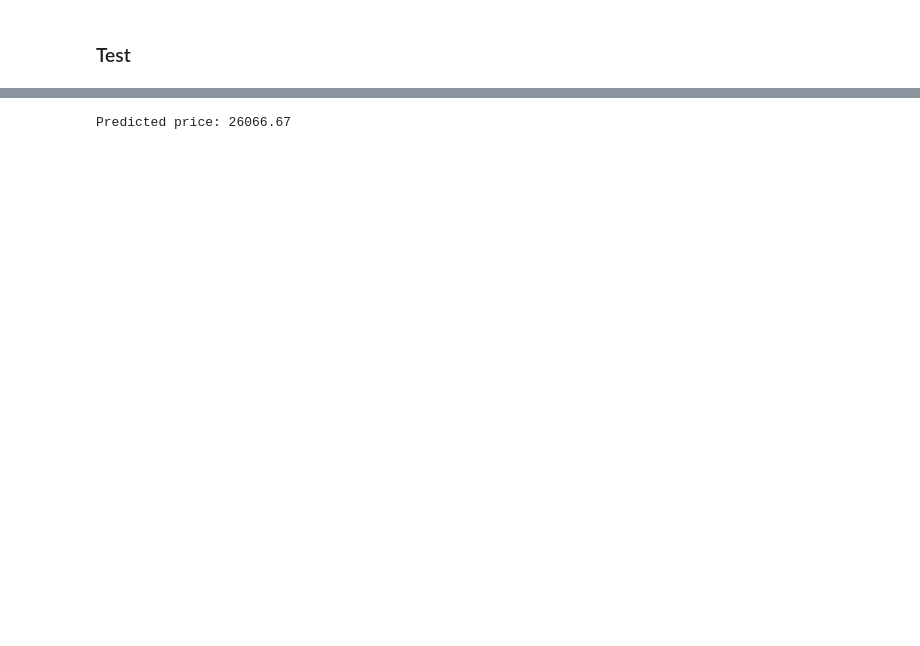
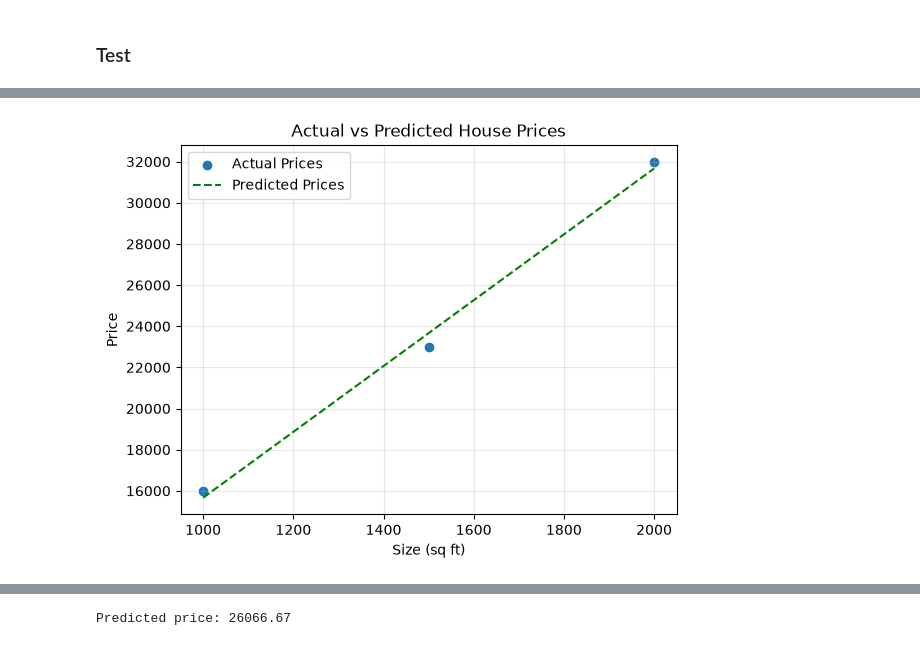
Before and after one commit to ather-ops/Supervised-ML-from-scratch, a Jupyter notebook: linear-regression/Projects/Project-I.ipynb, the cells around one changed output, grey strips where cells are left out. Cells and saved outputs as stored; diff of their text form; code cells hidden in the pictures; blank space fills up the shorter version.

```diff
--- a/linear-regression/Projects/Project-I.ipynb
+++ b/linear-regression/Projects/Project-I.ipynb
@@ -73,0 +190,12 @@ Trained bias: -0.00
+# %%
+plt.scatter(X[:, 0], y, label="Actual Prices")
+plt.plot(X[:, 0], y_pred, label="Predicted Prices",color= "g",linestyle="--")
+
+plt.title("Actual vs Predicted House Prices")
+plt.xlabel("Size (sq ft)")
+plt.ylabel("Price")
+plt.legend()
+plt.grid(True, alpha=0.3)
+plt.show()
+# %% [output]
+[figure, added]
```
Also changed, not shown: parts of 22 cells of this notebook.
